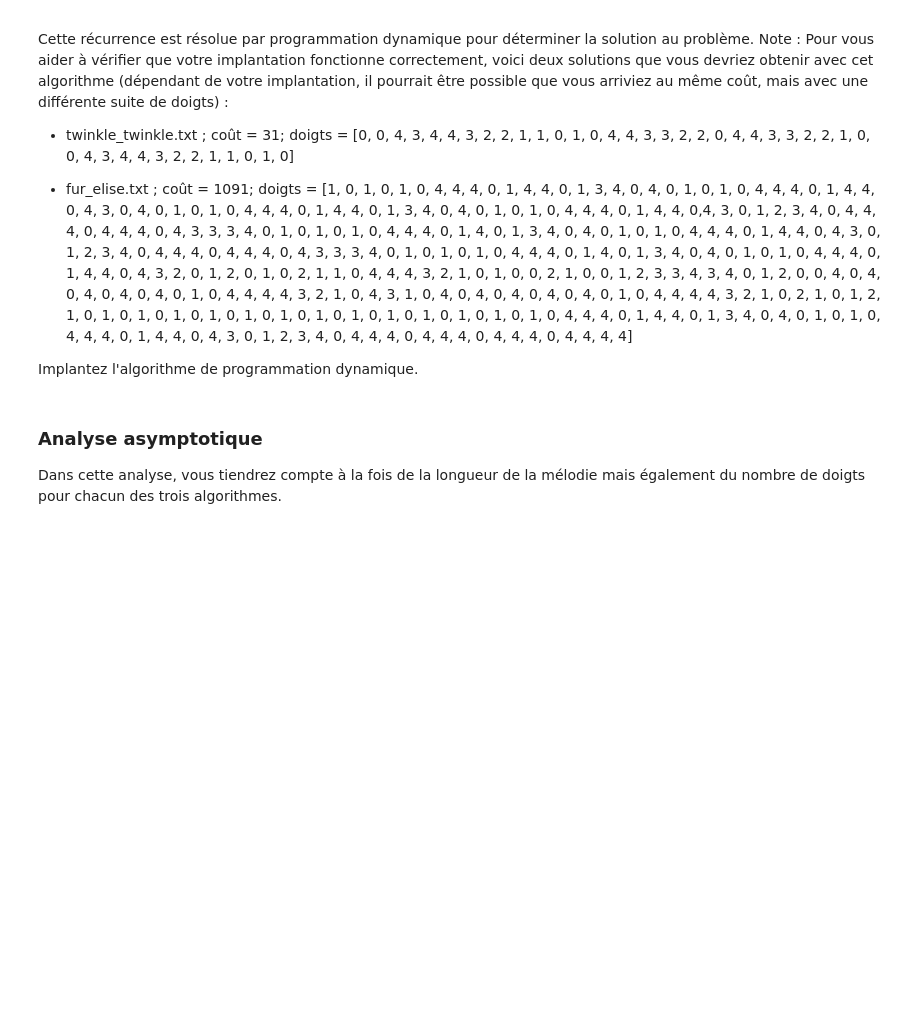
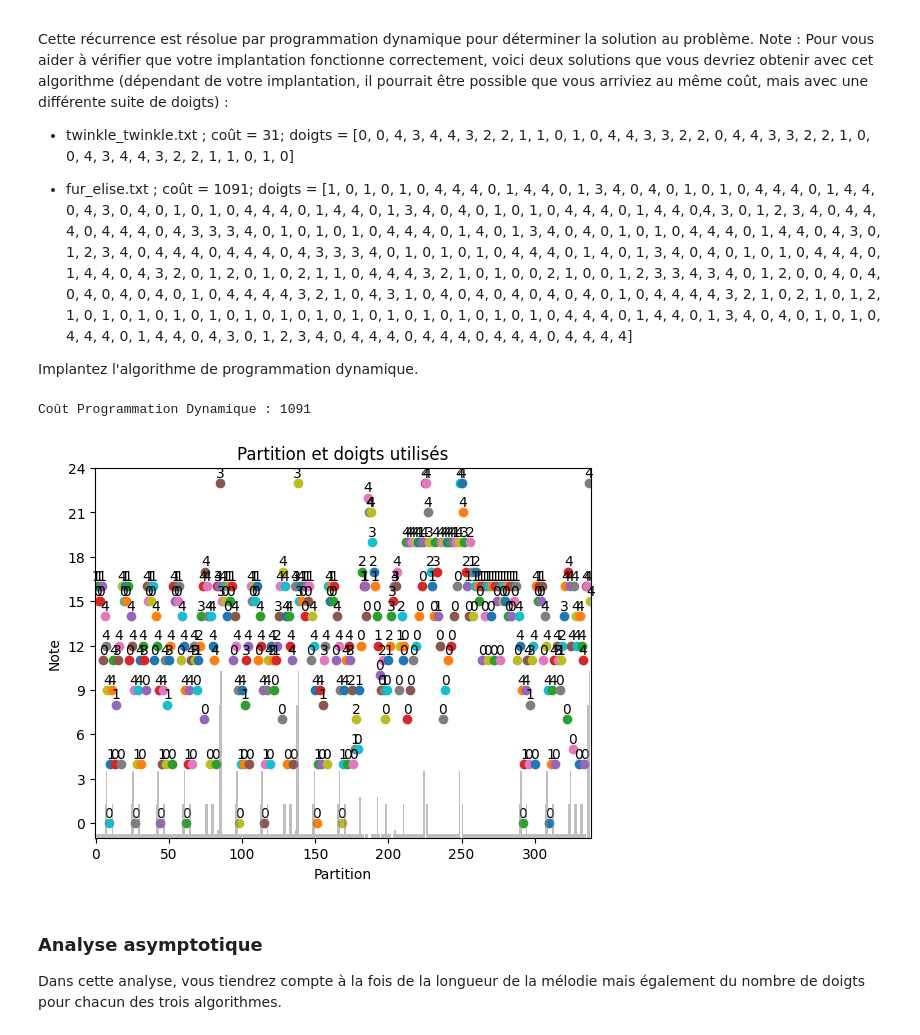
Before and after one commit to Thomas-Thiboutot/INF8775, a Jupyter notebook: TP2-H24.ipynb, the cells around one changed output. Cells and saved outputs as stored; diff of their text form; code cells hidden in the pictures; blank space fills up the shorter version.

```diff
--- a/TP2-H24.ipynb
+++ b/TP2-H24.ipynb
@@ -405,14 +402,29 @@ Implantez l'algorithme de programmation dynamique.
 # %%
 def progDyn(partition):
     solution = [0 for i in range(len(partition))]
-    dyn = np.zeros(len(partition), )
+    dyn = np.zeros((len(partition), D), dtype=int)
+    finger_history = np.zeros((len(partition), D), dtype=int)
 
+    for i in range(len(partition) - 2, -1, -1):
+      for j in range(D):
+        temp_costs = costs[partition[i], j, partition[i + 1], :]
+        prev_finger = np.argmin(dyn[i+1,:] + temp_costs)
+        dyn[i][j] = (dyn[i+1,:] + temp_costs)[prev_finger]
+
+        finger_history[i][j] = prev_finger
+
+    solution[0] = np.argmin(dyn[0])
+    for i in range(1, len(partition)):
+      solution[i] = finger_history[i-1, solution[i-1]]
 
     return solution
 
 solutionDyn = progDyn(partition)
 print("Coût Programmation Dynamique :", getTotalCost(costs, partition, solutionDyn))
 visualize_solution(costs, partition, solutionDyn)
+# %% [output]
+Coût Programmation Dynamique : 1091
+[figure, added]
 # %% [markdown]
 ### Analyse asymptotique
 
```
Also changed, not shown: parts of 3 cells of this notebook.
